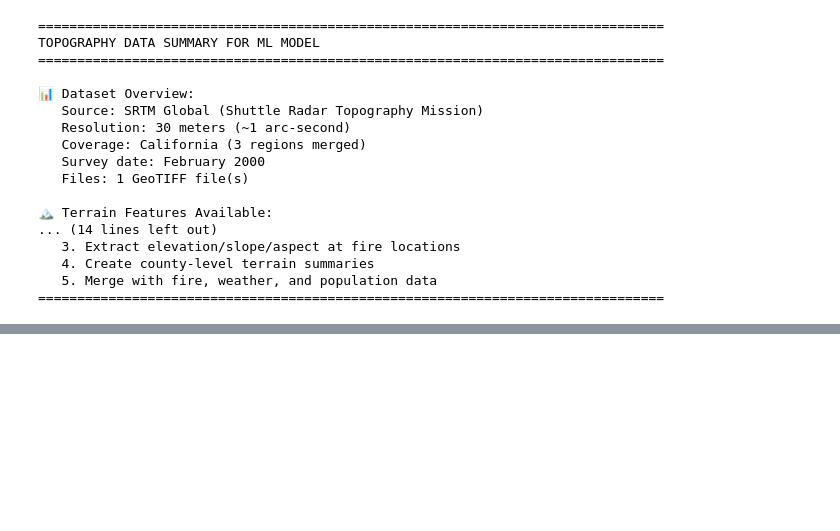
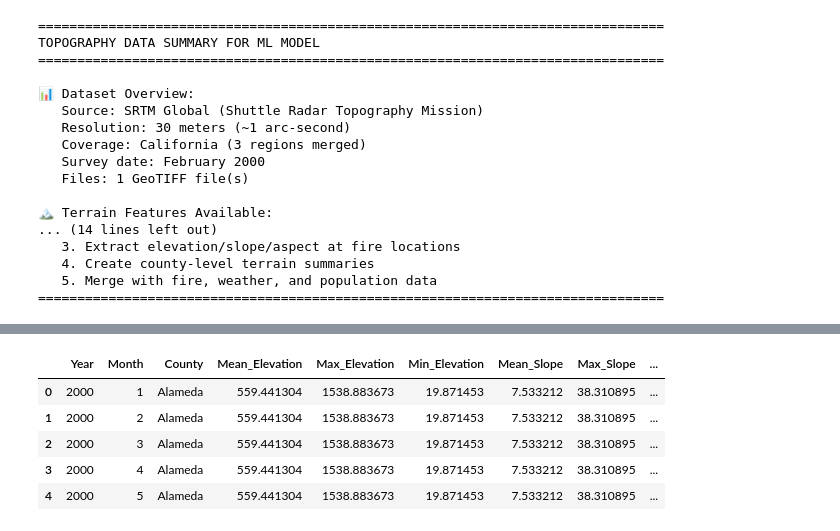
Before and after one commit to ftavafi/california-wildfire-risk-prediction-platform, a Jupyter notebook: notebooks/05_topography_data_ingestion.ipynb, the cells around one changed output, grey strips where cells are left out. Saved outputs shown, nothing was run; the diff lists cells and outputs as text; code cells hidden in the pictures; blank space fills up the shorter version.

```diff
--- a/notebooks/05_topography_data_ingestion.ipynb
+++ b/notebooks/05_topography_data_ingestion.ipynb
@@ -253,0 +393,9 @@ TOPOGRAPHY DATA SUMMARY FOR ML MODEL
+# %%
+terrain_timeseries_df.head()
+# %% [output]
+|  | Year | Month | County | Mean_Elevation | Max_Elevation | Min_Elevation | Mean_Slope | Max_Slope | ... |
+| 0 | 2000 | 1 | Alameda | 559.441304 | 1538.883673 | 19.871453 | 7.533212 | 38.310895 | ... |
+| 1 | 2000 | 2 | Alameda | 559.441304 | 1538.883673 | 19.871453 | 7.533212 | 38.310895 | ... |
+| 2 | 2000 | 3 | Alameda | 559.441304 | 1538.883673 | 19.871453 | 7.533212 | 38.310895 | ... |
+| 3 | 2000 | 4 | Alameda | 559.441304 | 1538.883673 | 19.871453 | 7.533212 | 38.310895 | ... |
+| 4 | 2000 | 5 | Alameda | 559.441304 | 1538.883673 | 19.871453 | 7.533212 | 38.310895 | ... |
```
Also changed, not shown: parts of 5 cells of this notebook.
